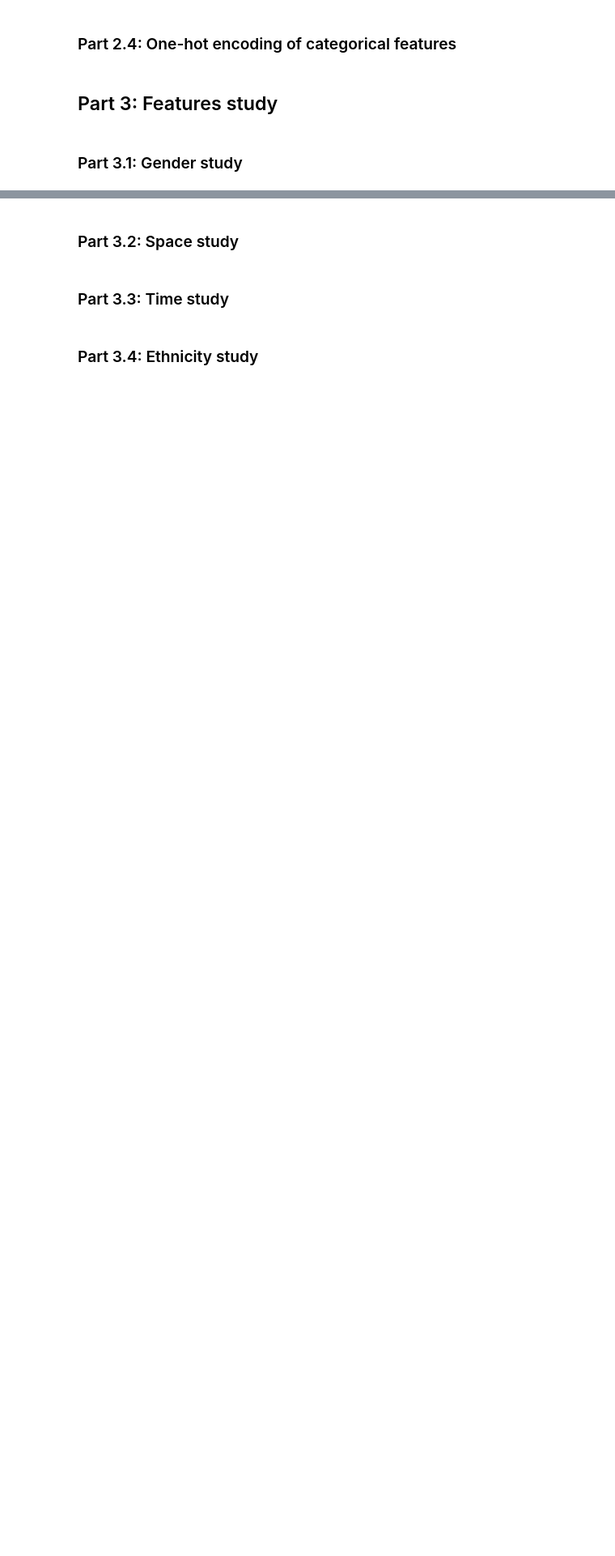
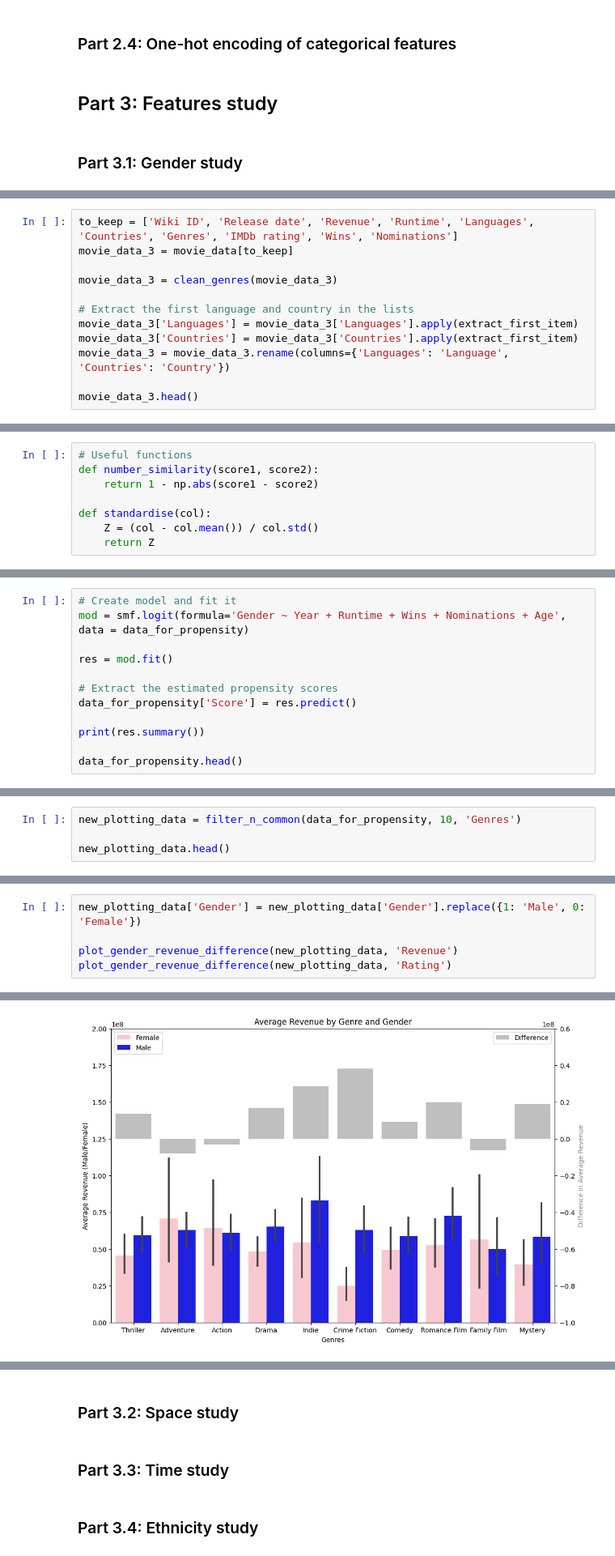
Before and after one commit to epfl-ada/ada-2023-project-fauttrouverunnompourada, a Jupyter notebook: P3.ipynb, the cells around one changed output, grey strips where cells are left out. Shown at 81% size. Saved outputs shown, nothing was run; the diff lists cells and outputs as text; blank space fills up the shorter version.

```diff
--- a/P3.ipynb
+++ b/P3.ipynb
@@ -26,0 +715,12 @@
+# %%
+to_keep = ['Wiki ID', 'Release date', 'Revenue', 'Runtime', 'Languages', 'Countries', 'Genres', 'IMDb rating', 'Wins', 'Nominations']
+movie_data_3 = movie_data[to_keep]
+
+movie_data_3 = clean_genres(movie_data_3)
+
+# Extract the first language and country in the lists
+movie_data_3['Languages'] = movie_data_3['Languages'].apply(extract_first_item)
+movie_data_3['Countries'] = movie_data_3['Countries'].apply(extract_first_item)
+movie_data_3 = movie_data_3.rename(columns={'Languages': 'Language', 'Countries': 'Country'})
+
+movie_data_3.head()
@@ -26,0 +746,8 @@
+# %%
+# Useful functions
+def number_similarity(score1, score2):
+    return 1 - np.abs(score1 - score2)
+
+def standardise(col):
+    Z = (col - col.mean()) / col.std()
+    return Z
@@ -26,0 +804,12 @@
+# %%
+# Create model and fit it
+mod = smf.logit(formula='Gender ~ Year + Runtime + Wins + Nominations + Age', data = data_for_propensity)
+
+res = mod.fit()
+
+# Extract the estimated propensity scores
+data_for_propensity['Score'] = res.predict()
+
+print(res.summary())
+
+data_for_propensity.head()
@@ -26,0 +933,4 @@
+# %%
+new_plotting_data = filter_n_common(data_for_propensity, 10, 'Genres')
+
+new_plotting_data.head()
@@ -26,0 +946,6 @@
+# %%
+new_plotting_data['Gender'] = new_plotting_data['Gender'].replace({1: 'Male', 0: 'Female'})
+
+plot_gender_revenue_difference(new_plotting_data, 'Revenue')
+plot_gender_revenue_difference(new_plotting_data, 'Rating')
+# %% [output]
@@ -26,0 +957 @@
+[figure, added]
```
Also changed, not shown: parts of 89 cells of this notebook.
